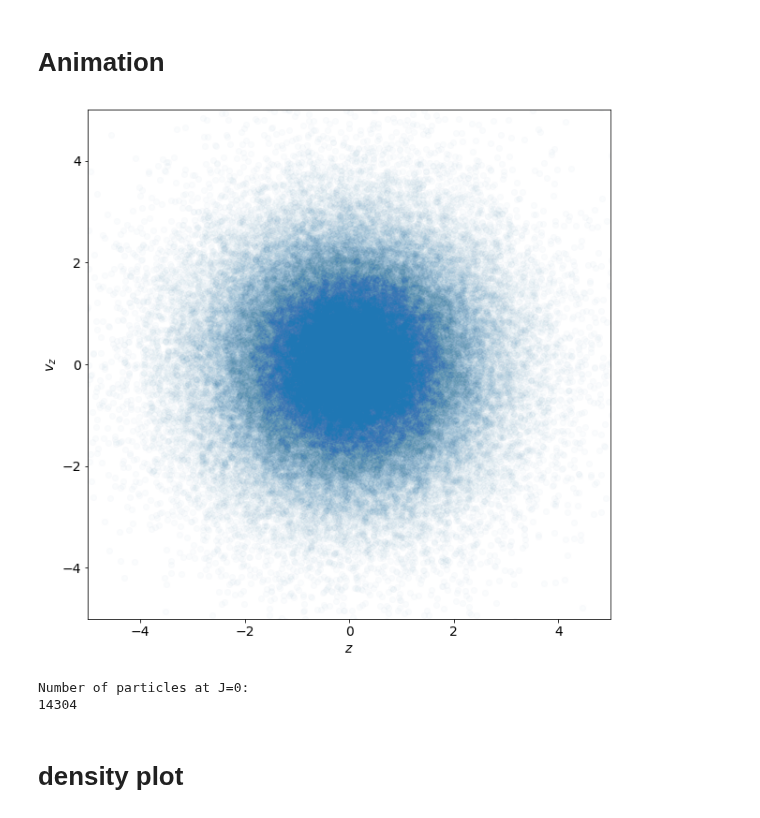
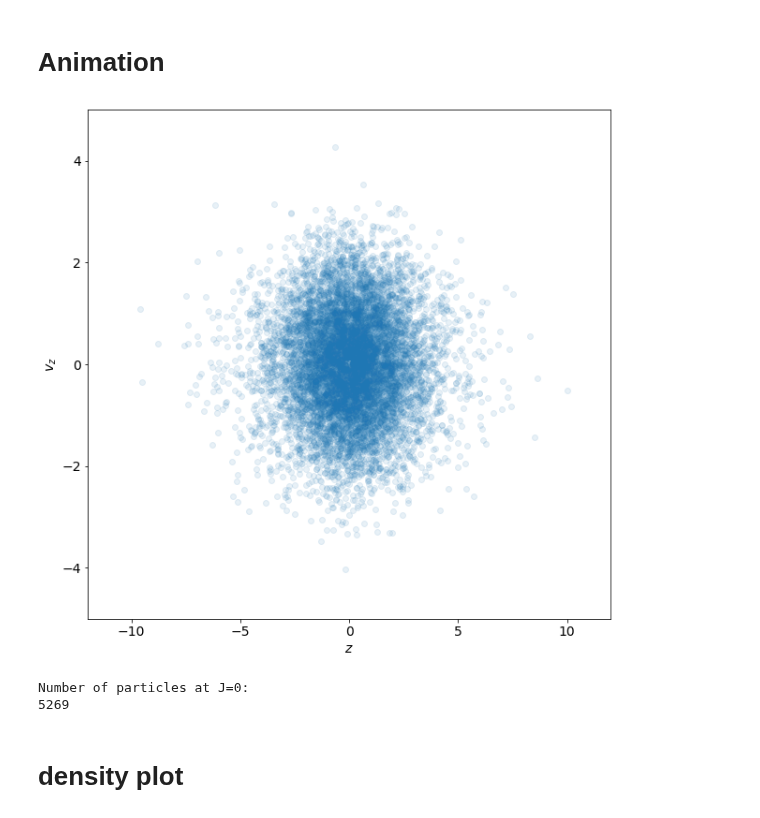
Before and after one commit to Jupiter1994/plasma-echo, a Jupyter notebook: Leapfrogging Particle Trajectories.ipynb, the cells around one changed output. Saved outputs shown, nothing was run; the diff lists cells and outputs as text; code cells hidden in the pictures.

```diff
--- a/Leapfrogging Particle Trajectories.ipynb
+++ b/Leapfrogging Particle Trajectories.ipynb
@@ -164,11 +162,11 @@ n1, n2 = 1, 3
 A1, A2 = 0.1, 0.2
 
 # define ts, thetas, and Js; and, corresponding Cartesian coords
-N = (int) (1e5) # number of particles
+N = (int) (1e4) # number of particles
 
 # time range
 tmin = 0
-tmax = 200
+tmax = 10
 tstep = 0.05
 ts = np.arange(tmin, tmax+tstep, tstep)
 
@@ -253,7 +251,7 @@ def dJ_dt(theta, t):
 # make the animation
 
 fig = plt.figure(figsize=(10,10))
-scat = plt.scatter(zs, vzs, alpha=0.02)
+scat = plt.scatter(zs, vzs, alpha=0.1)
 
 xlimit = 12
 ylimit = 5
@@ -265,6 +263,9 @@ plt.ylabel(r"$v_z$")
 
 # the "density" at z=0 (in practice, the number of points near z=0) as a function of time
 delta_n_over_ns = []
+
+# snapshots at which we'll save the figure
+ts_for_savefig = [0, 99.5, 100, 125, 150, 200]
 
 start = time.time()
 
@@ -316,32 +317,32 @@ def updatefig(i):
         zs, vzs = pol2cart_harmonic(variables["thetas"],
                            variables["Js"])
 
     ## compute delta n / n_0, ie, number density contrast
 
     # number of particles at t=0 within z_tolerance of our selected z coordinate
     n_t = np.sum(np.abs(zs - z_offset) < z_tolerance)
     delta_n_over_n = (n_t - n_0) / n_0
     delta_n_over_ns.append(delta_n_over_n)
 
     # make plot
     data = np.transpose((zs, vzs))
     scat.set_offsets(data)
     plt.legend(title=f"t={t:.5g}", loc='upper left', labelspacing=0.)
 
-    save_fig = False
+    save_fig = True
     if save_fig:
     # save figure at certain snapshots
         if t in ts_for_savefig:
             plt.savefig(\
         f'Leapfrogging trajectories (thesis)/Leapfrog_trajs_t={t:.5g}.png', dpi=300)
 
     return scat,
 
 
 make_animation = False
 if make_animation:
     ani = animation.FuncAnimation(fig, updatefig, interval=50, frames=len(ts), \
             blit=True)
     ani.save("Leapfrogged_trajectories_temp.mp4")
 # %% [output]
-[figure, old version]
+[figure, new version]
@@ -350,6 +353,4 @@ print("Number of particles at J=0:")
 print(np.sum(variables["Js"] == 0))
 # %% [output]
 Number of particles at J=0:
-14304
+5269
-# %% [markdown]
-# density plot
@@ -386,0 +357,2 @@ else:
+# %% [markdown]
+# density plot
```
Also changed, not shown: parts of 7 cells of this notebook, 1 other file.
